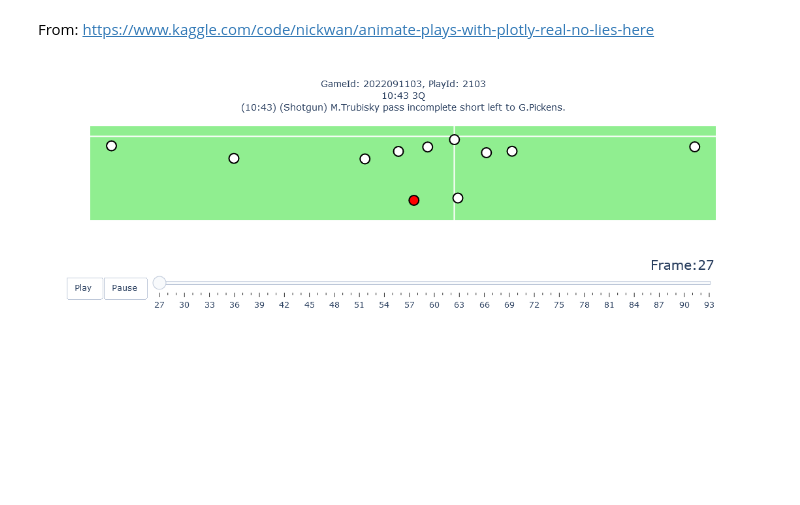
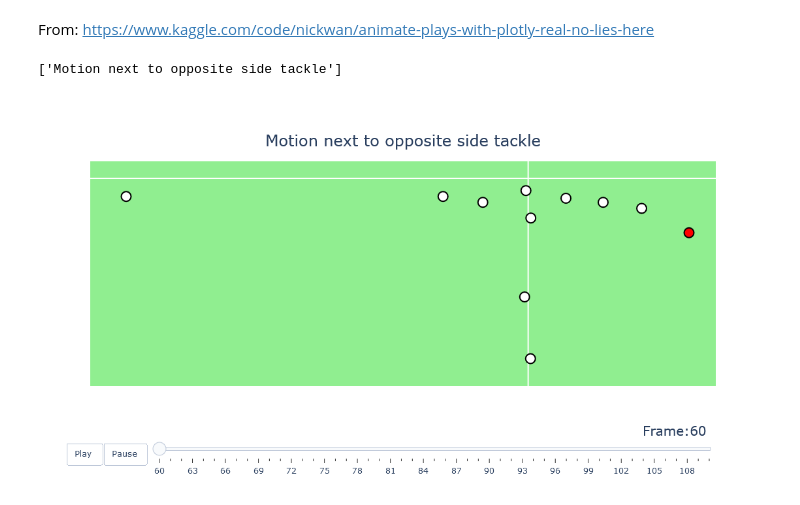
Before and after one commit to etienne-busnel/NFL-Big-Data-Bowl-2025, a Jupyter notebook: Play_Visualization_Vertical_Simple.ipynb, the cells around one changed output. Saved outputs shown, nothing was run; the diff lists cells and outputs as text; code cells hidden in the pictures; blank space fills up the shorter version.

```diff
--- a/Play_Visualization_Vertical_Simple.ipynb
+++ b/Play_Visualization_Vertical_Simple.ipynb
@@ -243,12 +249,45 @@ games = pd.read_csv('games.csv')
 plays = pd.read_csv('plays.csv')
 players = pd.read_csv('players.csv')
 tracking_df = pd.read_csv('tracking_vertical.csv')
+df_player_play_motion = pd.read_csv('player_play_motion_labels.csv')
+# %%
+#get motion labels
+df_player_play_motion = df_player_play_motion[['gameId','playId','nflId','motion_label']]
+
+tracking_df_motion = tracking_df.merge(df_player_play_motion, on=['gameId','playId','nflId'],how='left')
+
+motion_dict = {
+    12:'Motion next to opposite side tackle',
+    5:'Slot player cuts in front of the ball',
+    2:'Motion to other side of line as a wideout',
+    16:'Wideout cuts back towards the snap',
+    1:'RB motions to other side of QB',
+    22:'Slight motion next to Tackle',
+    0:'Wideout motions closer to line',
+    14:'Slot player moves towards the snap',
+    19:'Wideout motions next to tackle',
+    4:'Closer wideout motions to backfield', #gid = 2022091101 pid = 686
+    17:'RB small motion forward',
+    11:'Player slightly motions next to tackle',
+    3:'Wideout motions past ball then cuts back',
+    8:'RB goes forward then returns',
+    10:'RB motion in backfield',
+    13:'Wideout motions further outside',
+    6:'Backfield motions to closer wideout (same side)',
+    7:'Backfield motions to closer wideout (opposite side)',
+    15:'Wideout motions to backfield',
+    9:'Wideout motions to slot', #CHECK
+    20:'Wideout moves back but returns to inital position',
+    23:'Player behind tackle moves to wideout', #gid = 2022091111 pid = 2633
+    18:'Backfield motions to farther wideout (same side)',
+    21:'Backfield motions to farther wideout (opposite side)'
+}
 # %%
-gid = 2022091103
-pid = 2103
-
-animate_play_vertical(games=games, tracking_df=tracking_df,
-             play_df=plays, players=players, gameId=gid,
-             playId=pid)
+gid = 2022090800
+pid = 3304
+animate_play_vertical(games=games, tracking_df=tracking_df_motion,
+             play_df=plays, players=players, motion_dict=motion_dict,
+             gameId=gid, playId=pid)
 # %% [output]
+['Motion next to opposite side tackle']
-[figure, old version]
+[figure, new version]
```
Also changed, not shown: parts of 2 cells of this notebook, 15 other files.
